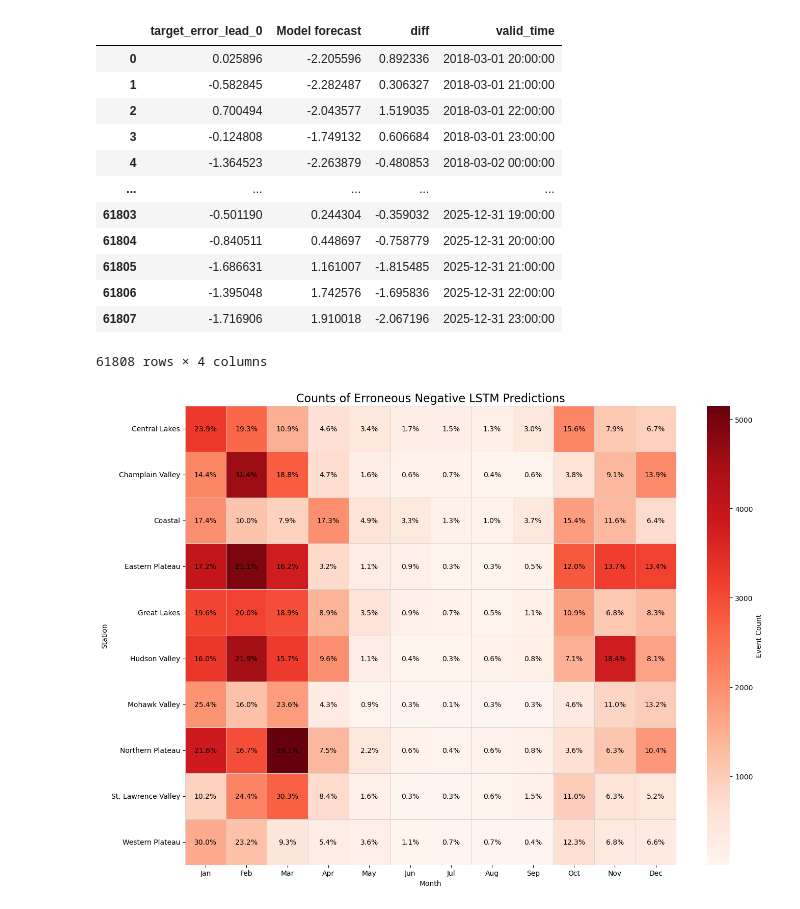
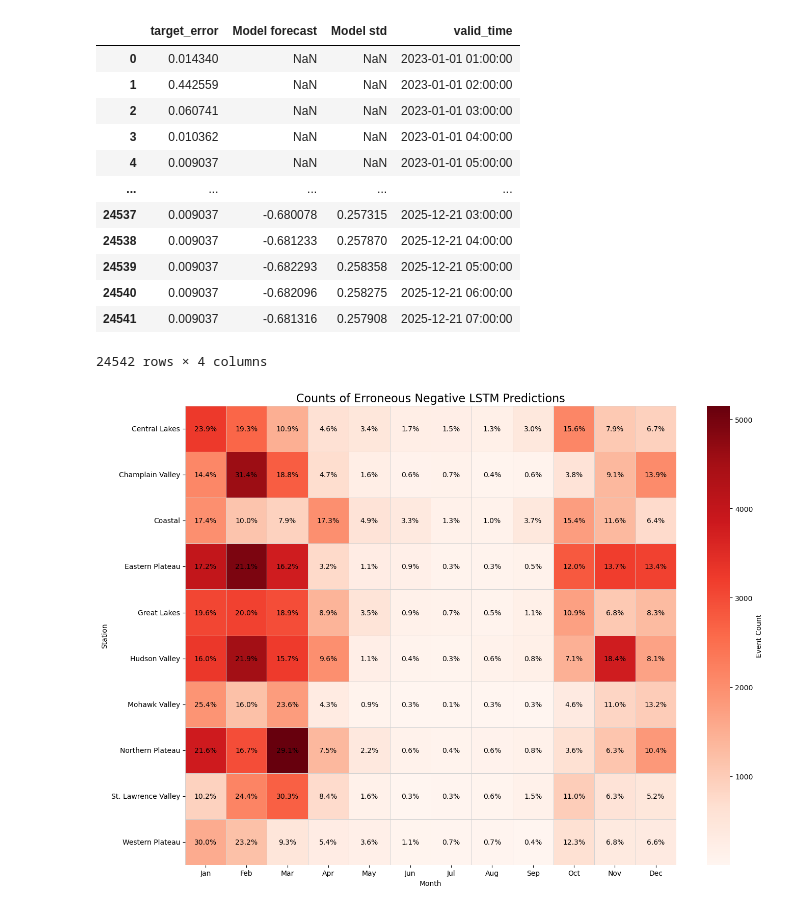
Before and after one commit to shmaronshmevans/nwp_bias, a Jupyter notebook: src/machine_learning/notebooks/scratch.ipynb, the cells around one changed output. Drawn from its saved outputs; the diff is of its cells as text; code cells hidden in the pictures.

```diff
--- a/src/machine_learning/notebooks/scratch.ipynb
+++ b/src/machine_learning/notebooks/scratch.ipynb
@@ -23,23 +23,23 @@ import statistics as st
 from pathlib import Path
 # %%
 df = pd.read_parquet(
-    "/home/aevans/nwp_bias/src/machine_learning/data/lstm_hybrid_compare/JORD/JORD_fh1_t2m_HRRR_ml_output_linear.parquet"
+    "/home/aevans/nwp_bias/src/machine_learning/data/bnn_hybrid_compare/ADDI/ADDI_tp_1_bnn_output.parquet"
 )
 df
 # %% [output]
-|  | target_error_lead_0 | Model forecast | diff | valid_time |
-| 0 | 0.025896 | -2.205596 | 0.892336 | 2018-03-01 20:00:00 |
-| 1 | -0.582845 | -2.282487 | 0.306327 | 2018-03-01 21:00:00 |
-| 2 | 0.700494 | -2.043577 | 1.519035 | 2018-03-01 22:00:00 |
-| 3 | -0.124808 | -1.749132 | 0.606684 | 2018-03-01 23:00:00 |
-| 4 | -1.364523 | -2.263879 | -0.480853 | 2018-03-02 00:00:00 |
+|  | target_error | Model forecast | Model std | valid_time |
+| 0 | 0.014340 | NaN | NaN | 2023-01-01 01:00:00 |
+| 1 | 0.442559 | NaN | NaN | 2023-01-01 02:00:00 |
+| 2 | 0.060741 | NaN | NaN | 2023-01-01 03:00:00 |
+| 3 | 0.010362 | NaN | NaN | 2023-01-01 04:00:00 |
+| 4 | 0.009037 | NaN | NaN | 2023-01-01 05:00:00 |
 | ... | ... | ... | ... | ... |
-| 61803 | -0.501190 | 0.244304 | -0.359032 | 2025-12-31 19:00:00 |
-| 61804 | -0.840511 | 0.448697 | -0.758779 | 2025-12-31 20:00:00 |
-| 61805 | -1.686631 | 1.161007 | -1.815485 | 2025-12-31 21:00:00 |
-| 61806 | -1.395048 | 1.742576 | -1.695836 | 2025-12-31 22:00:00 |
-| 61807 | -1.716906 | 1.910018 | -2.067196 | 2025-12-31 23:00:00 |
+| 24537 | 0.009037 | -0.680078 | 0.257315 | 2025-12-21 03:00:00 |
+| 24538 | 0.009037 | -0.681233 | 0.257870 | 2025-12-21 04:00:00 |
+| 24539 | 0.009037 | -0.682293 | 0.258358 | 2025-12-21 05:00:00 |
+| 24540 | 0.009037 | -0.682096 | 0.258275 | 2025-12-21 06:00:00 |
+| 24541 | 0.009037 | -0.681316 | 0.257908 | 2025-12-21 07:00:00 |
-61808 rows × 4 columns
+24542 rows × 4 columns
 # %%
 nysm_df = pd.read_csv("/home/aevans/nwp_bias/src/landtype/data/nysm.csv")
 
```
Also changed, not shown: parts of 5 cells of this notebook, 11 other files.
